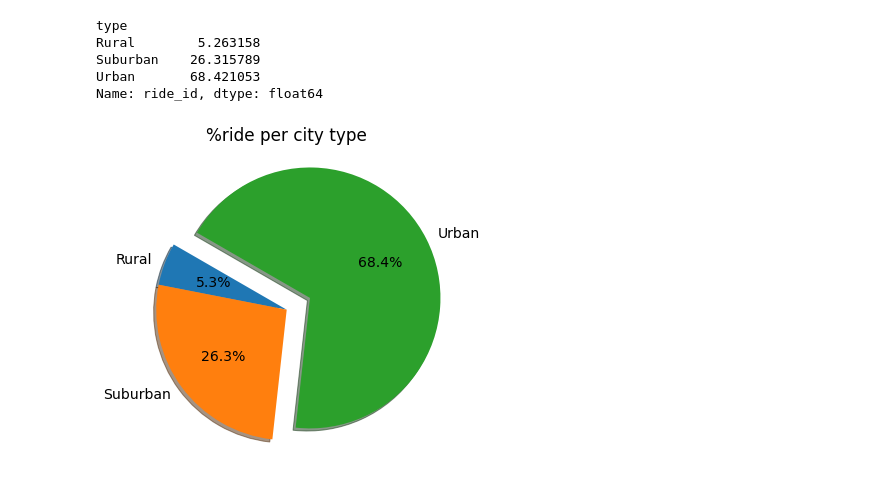
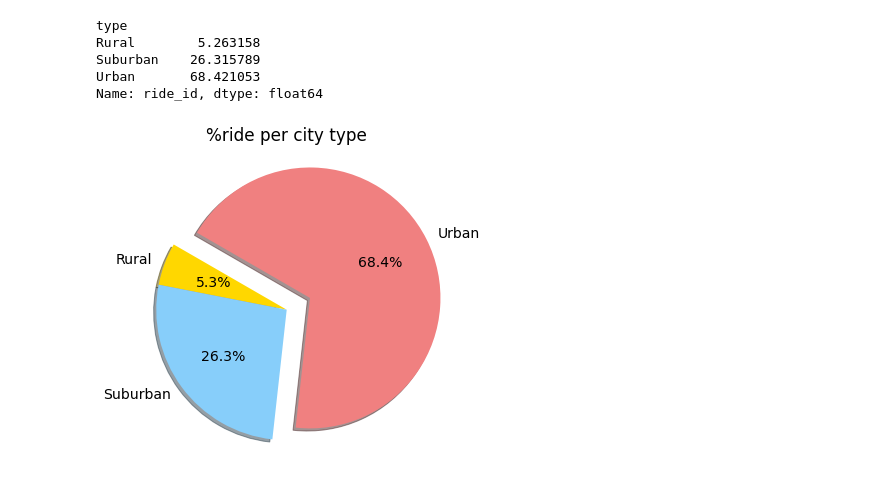
Before and after one commit to elhamamini/PyBer_Analysis, a Jupyter notebook: pyber.ipynb, the cells around one changed output. Cells and saved outputs as stored; diff of their text form; code cells hidden in the pictures.

Commit message:
pie chart fpfor drivers

```diff
--- a/pyber.ipynb
+++ b/pyber.ipynb
@@ -464,9 +464,9 @@ Urban       68.421053
 Name: ride_id, dtype: float64
 # %%
 plt.subplots(figsize=(10,6))
-plt.pie(ride_percentage, labels=["Rural","Suburban","Urban"],autopct='%1.1f%%',explode=(0, 0, 0.2),shadow=True, startangle=150 )
+plt.pie(ride_percentage, labels=["Rural","Suburban","Urban"],colors=["gold", "lightskyblue", "lightcoral"],autopct='%1.1f%%',explode=(0, 0, 0.2),shadow=True, startangle=150 )
 plt.title("%ride per city type")
 mpl.rcParams['font.size'] = 14
 plt.show()
 # %% [output]
-[figure, old version]
+[figure, new version]
```
Also changed, not shown: parts of 4 cells of this notebook, 1 other file.
